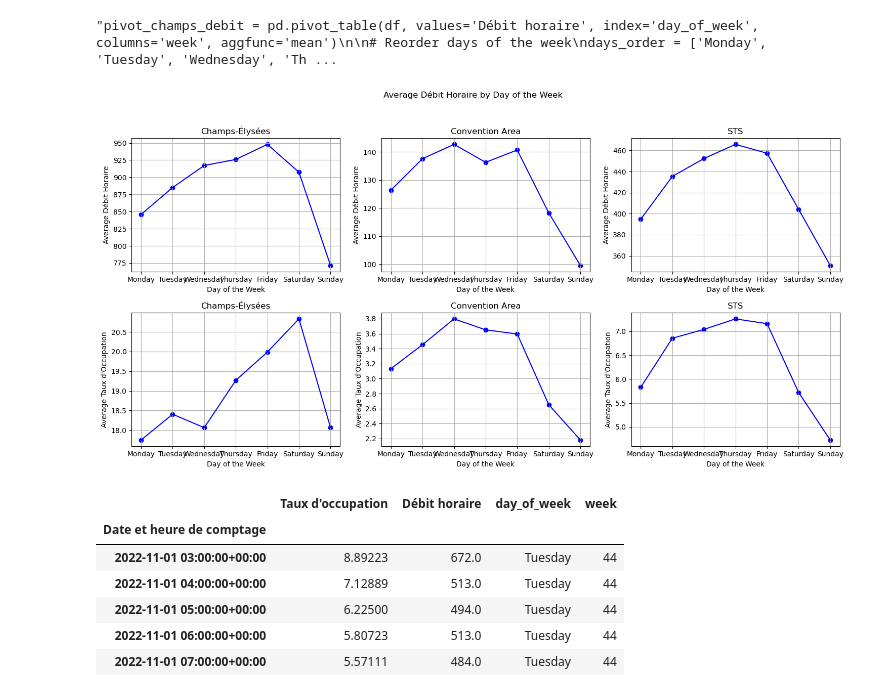
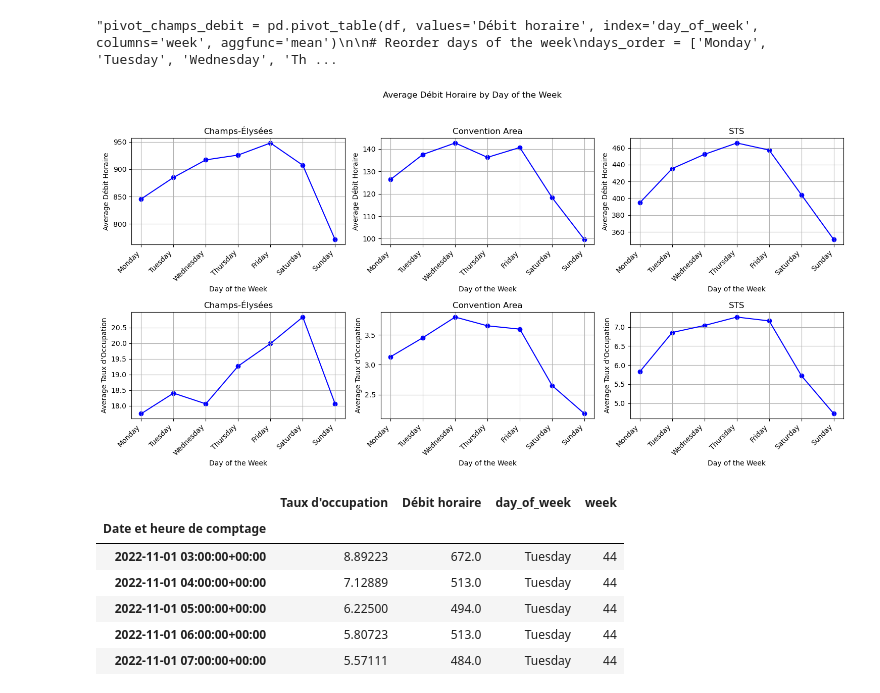
Before and after one commit to Ara-ban/BCG, a Jupyter notebook: notebook.ipynb, the cells around one changed output. Drawn from its saved outputs; the diff is of its cells as text; code cells hidden in the pictures.

```diff
--- a/notebook.ipynb
+++ b/notebook.ipynb
@@ -172,34 +239,36 @@ sns.set_palette('Blues')
 
 fig, axs = plt.subplots(2, 3, figsize=(15, 8))
 fig.suptitle('Average Débit Horaire by Day of the Week')
 
 datasets_debit = [df_avg_day_debit_champs, df_avg_day_debit_convention, df_avg_day_debit_sts]
 titles_debit = ['Champs-Élysées', 'Convention Area', 'STS']
 
 for i in range(3):
     axs[0, i].scatter(datasets_debit[i]['day_of_week'], datasets_debit[i]['avg_debit'], color='blue')
     axs[0, i].plot(datasets_debit[i]['day_of_week'], datasets_debit[i]['avg_debit'], linestyle='-', color='blue')
     axs[0, i].set_title(titles_debit[i])
     axs[0, i].set_xlabel('Day of the Week')
     axs[0, i].set_ylabel('Average Débit Horaire')
     axs[0, i].grid(True)
+    axs[0, i].set_xticklabels(datasets_debit[i]['day_of_week'], rotation=45, ha='right')  # Rotate x-labels
 
 
 datasets_taux = [df_avg_day_taux_champs, df_avg_day_taux_convention, df_avg_day_taux_sts]
 titles_taux = ['Champs-Élysées', 'Convention Area', 'STS']
 
 for i in range(3):
     axs[1, i].scatter(datasets_taux[i]['day_of_week'], datasets_taux[i]['avg_taux'], color='blue')
     axs[1, i].plot(datasets_taux[i]['day_of_week'], datasets_taux[i]['avg_taux'], linestyle='-', color='blue')
     axs[1, i].set_title(titles_taux[i])
     axs[1, i].set_xlabel('Day of the Week')
     axs[1, i].set_ylabel('Average Taux d\'Occupation')
     axs[1, i].grid(True)
+    axs[1, i].set_xticklabels(datasets_taux[i]['day_of_week'], rotation=45, ha='right')  # Rotate x-labels
 
 plt.tight_layout(rect=[0, 0.03, 1, 0.95])  # Adjust the subplot layout
 plt.show()
 # %% [output]
-[figure, old version]
+[figure, new version]
 # %%
 df_champs
 # %% [output]
```
Also changed, not shown: parts of 52 cells of this notebook, 1 other file.
